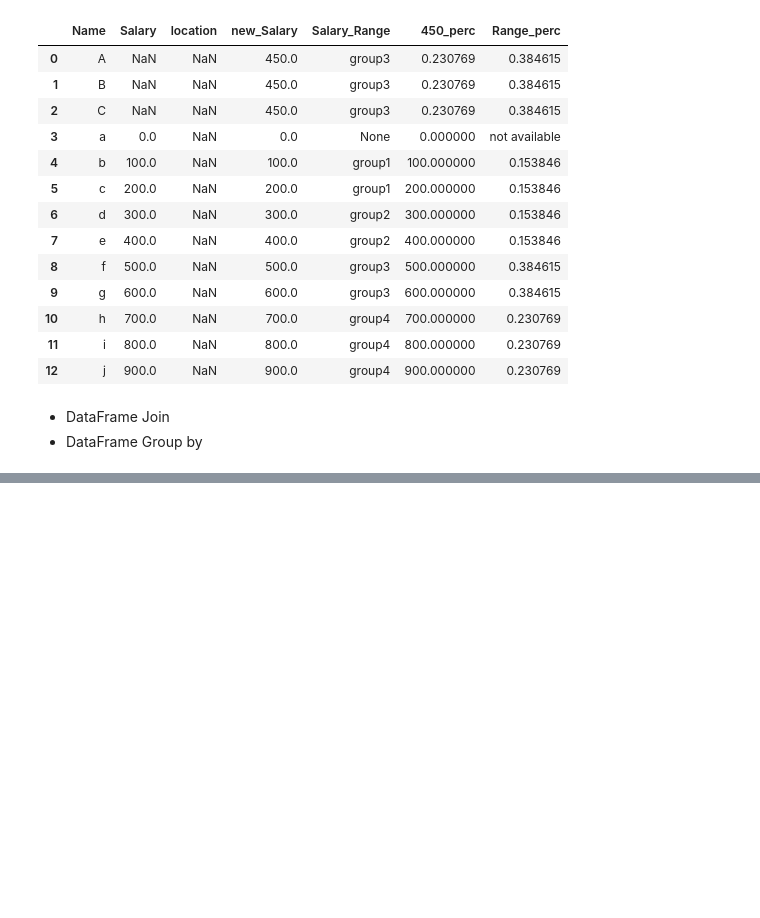
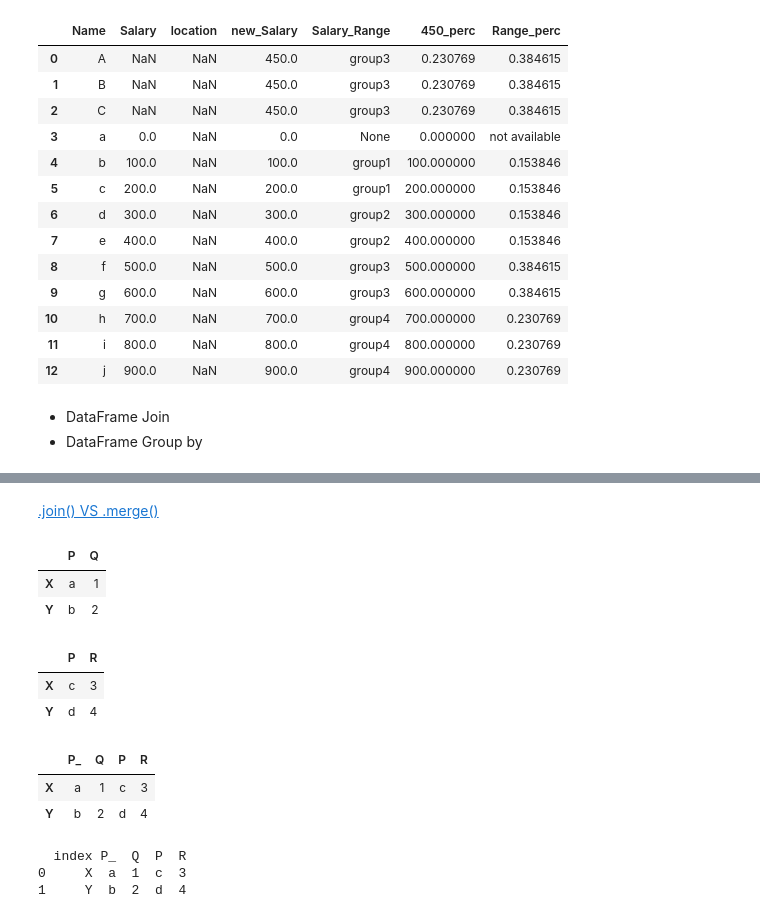
Before and after one commit to hyunjinkim-developer/ProblemSolving, a Jupyter notebook: DataCamp/Prepare_KakaoMobility_CodingTest/Prepare_KakaoMobility_CodingTest.ipynb, the cells around one changed output, grey strips where cells are left out. Cells and saved outputs as stored; diff of their text form; code cells hidden in the pictures; blank space fills up the shorter version.

```diff
--- a/DataCamp/Prepare_KakaoMobility_CodingTest/Prepare_KakaoMobility_CodingTest.ipynb
+++ b/DataCamp/Prepare_KakaoMobility_CodingTest/Prepare_KakaoMobility_CodingTest.ipynb
@@ -145,0 +148,30 @@ dtype: int64
+# %% [markdown]
+<a href="https://www.geeksforgeeks.org/what-is-the-difference-between-join-and-merge-in-pandas/">.join() VS .merge()</a>
+# %%
+import pandas as pd
+
+# Creating the two dataframes
+left = pd.DataFrame([['a', 1], ['b', 2]], list('XY'), list('PQ'))
+right = pd.DataFrame([['c', 3], ['d', 4]], list('XY'), list('PR'))
+display(left)
+display(right)
+
+joined_df = left.join(right, lsuffix="_") # lsuffix : Suffix to use from left frame’s overlapping columns.
+display(joined_df)
+
+# display(left.reset_index())
+joined_df2 = left.reset_index().join(right, on='index', lsuffix='_')
+print(joined_df2)
+# %% [output]
+|  | P | Q |
+| X | a | 1 |
+| Y | b | 2 |
+|  | P | R |
+| X | c | 3 |
+| Y | d | 4 |
+|  | P_ | Q | P | R |
+| X | a | 1 | c | 3 |
+| Y | b | 2 | d | 4 |
+  index P_  Q  P  R
+0     X  a  1  c  3
+1     Y  b  2  d  4
```
Also changed, not shown: parts of 5 cells of this notebook, 8 other files.
